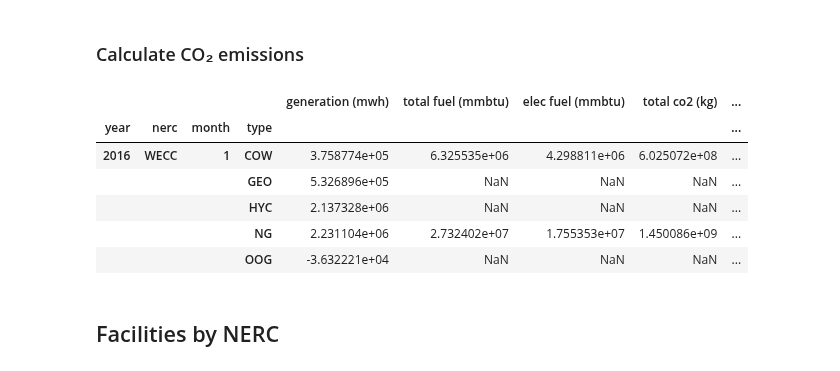
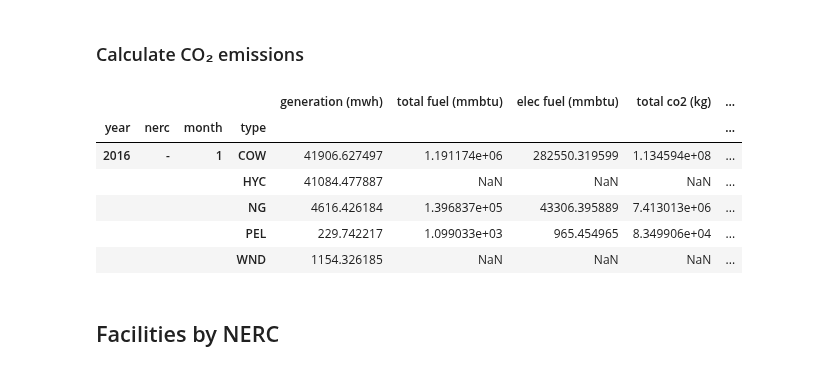
Before and after one commit to gschivley/carbon-index, a Jupyter notebook: Notebooks/Calculate NERC results.ipynb, the cells around one changed output. Drawn from its saved outputs; the diff is of its cells as text; code cells hidden in the pictures.

```diff
--- a/Notebooks/Calculate NERC results.ipynb
+++ b/Notebooks/Calculate NERC results.ipynb
@@ -35,7 +35,7 @@ from util.utils import rename_cols, add_facility_location
 ### Load extra NERC generation and fuel consumption
 # %%
 cwd = os.getcwd()
-path = join(cwd, '..', 'Data storage', 'NERC extra gen fuels.csv')
+path = join(cwd, '..', 'Data storage', 'NERC extra gen fuels_rev.csv')
 extra_nerc = pd.read_csv(path, index_col=[0, 1, 2, 3])
 # %%
 extra_nerc.head()
@@ -84,15 +84,16 @@ extra_nerc.loc[:, 'elec co2 (kg)'] = (extra_nerc
                                        .loc[:, 'elec fuel (mmbtu)']
                                        .multiply(ef_type, 'type'))
 # %%
+extra_nerc.sort_index(inplace=True)
 extra_nerc.head()
 # %% [output]
 |  |  |  |  | generation (mwh) | total fuel (mmbtu) | elec fuel (mmbtu) | total co2 (kg) | ... |
 | year | nerc | month | type |  |  |  |  | ... |
-| 2016 | WECC | 1 | COW | 3.758774e+05 | 6.325535e+06 | 4.298811e+06 | 6.025072e+08 | ... |
-|  |  |  | GEO | 5.326896e+05 | NaN | NaN | NaN | ... |
-|  |  |  | HYC | 2.137328e+06 | NaN | NaN | NaN | ... |
-|  |  |  | NG | 2.231104e+06 | 2.732402e+07 | 1.755353e+07 | 1.450086e+09 | ... |
-|  |  |  | OOG | -3.632221e+04 | NaN | NaN | NaN | ... |
+| 2016 | - | 1 | COW | 41906.627497 | 1.191174e+06 | 282550.319599 | 1.134594e+08 | ... |
+|  |  |  | HYC | 41084.477887 | NaN | NaN | NaN | ... |
+|  |  |  | NG | 4616.426184 | 1.396837e+05 | 43306.395889 | 7.413013e+06 | ... |
+|  |  |  | PEL | 229.742217 | 1.099033e+03 | 965.454965 | 8.349906e+04 | ... |
+|  |  |  | WND | 1154.326185 | NaN | NaN | NaN | ... |
 # %% [markdown]
 ## Facilities by NERC
 # %%
```
Also changed, not shown: parts of 40 cells of this notebook.
